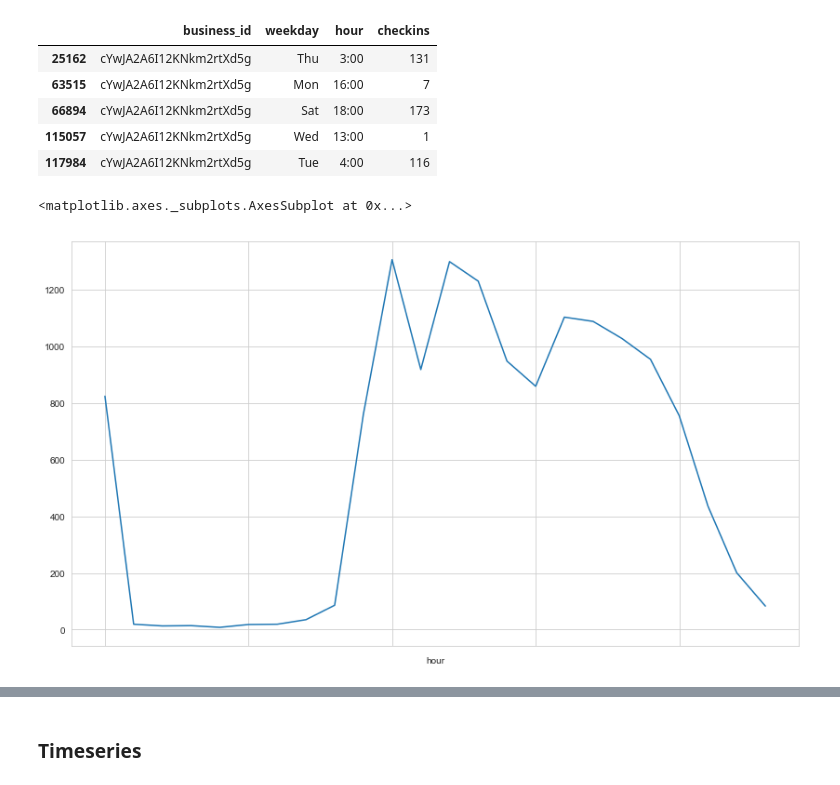
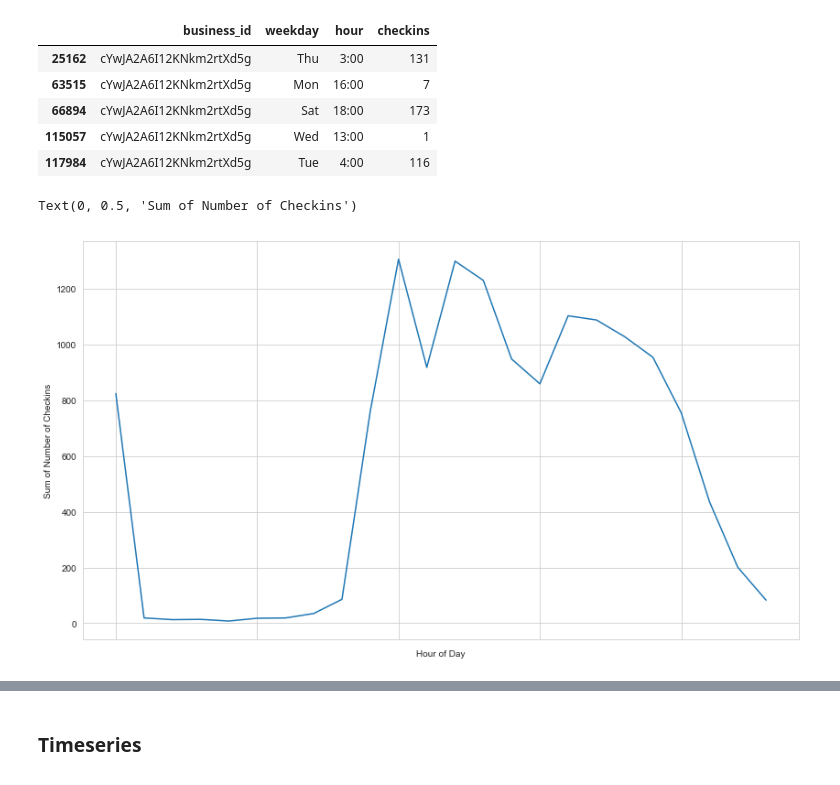
Before and after one commit to dmitriykats1/True-Review, a Jupyter notebook: true_review/notebooks/2.0-dyk-Exploratory_Data_Analysis.ipynb, the cells around one changed output, grey strips where cells are left out. Drawn from its saved outputs; the diff is of its cells as text; code cells hidden in the pictures.

```diff
--- a/true_review/notebooks/2.0-dyk-Exploratory_Data_Analysis.ipynb
+++ b/true_review/notebooks/2.0-dyk-Exploratory_Data_Analysis.ipynb
@@ -446,11 +382,11 @@ gordon_checkin.head()
 checkin_by_day = gordon_checkin.groupby(['weekday','hour']).sum()
 # %%
 fig, ax = plt.subplots(figsize = (14,8))
-
-
 gordon_checkin.groupby(['hour'])['checkins'].sum().plot()
+plt.xlabel('Hour of Day')
+plt.ylabel('Sum of Number of Checkins')
 # %% [output]
-<matplotlib.axes._subplots.AxesSubplot at 0x...>
+Text(0, 0.5, 'Sum of Number of Checkins')
-[figure, old version]
+[figure, new version]
 # %%
 fig, ax = plt.subplots(figsize = (14,8))
```
Also changed, not shown: parts of 81 cells of this notebook, 4 other files.
